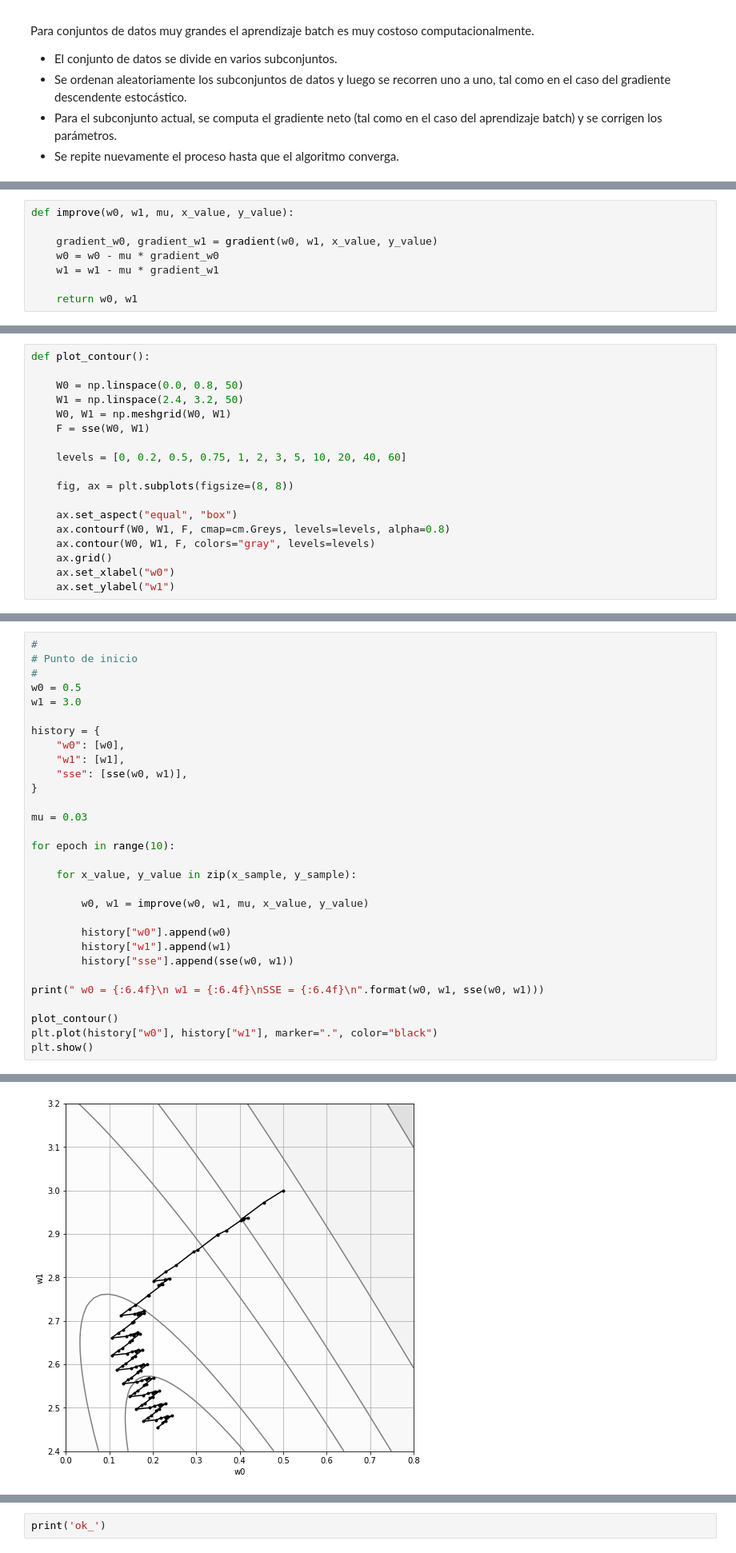
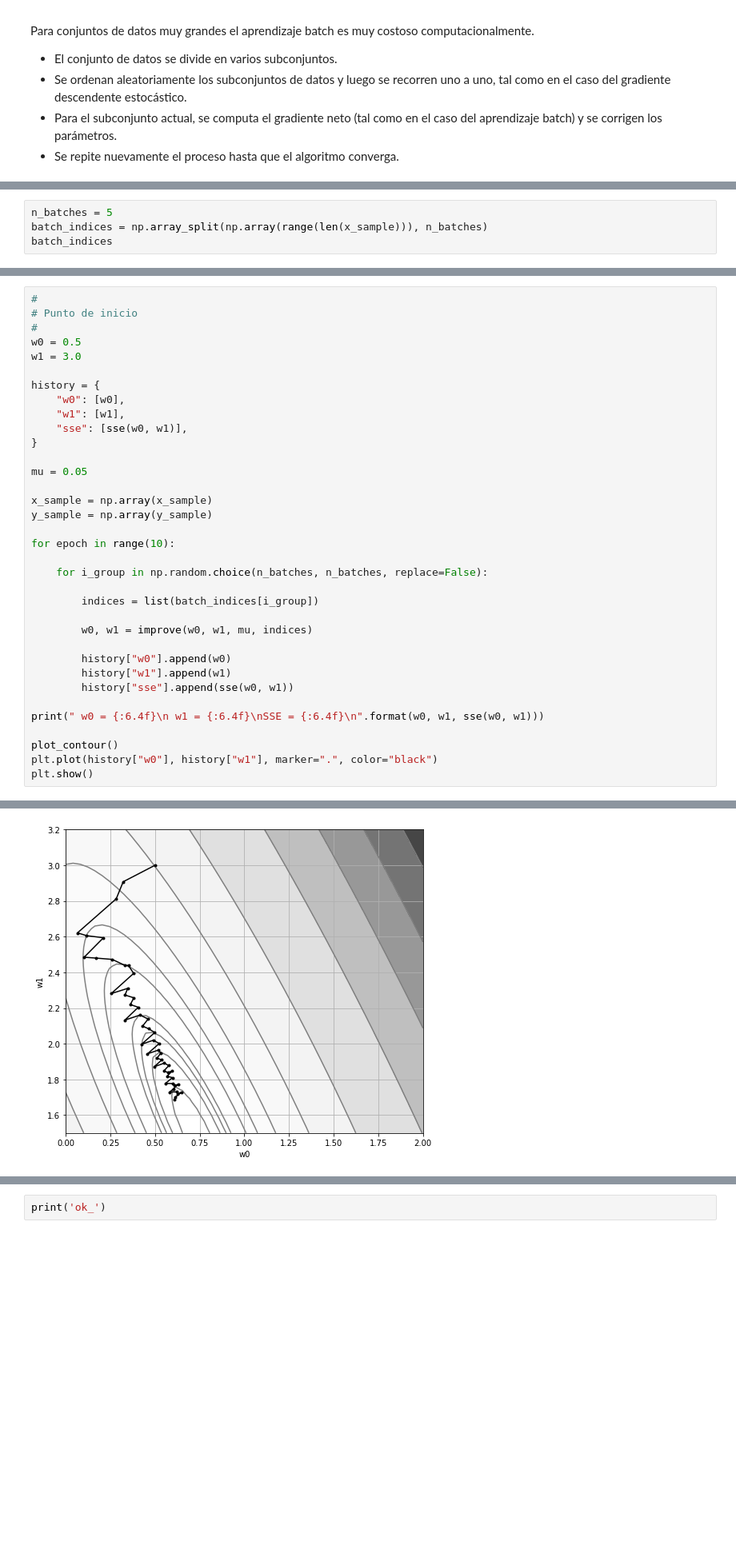
Before and after one commit to oecorrechag/vision-artificial, a Jupyter notebook: notebooks/Analítica Predictiva/Sesión 02/Fundamentos de optimización para ML/0.2.5 Aprendizaje Minibatch.ipynb, the cells around one changed output, grey strips where cells are left out. Shown at 80% size. Drawn from its saved outputs; the diff is of its cells as text; blank space fills up the shorter version.

```diff
--- a/notebooks/Analítica Predictiva/Sesión 02/Fundamentos de optimización para ML/0.2.5 Aprendizaje Minibatch.ipynb
+++ b/notebooks/Analítica Predictiva/Sesión 02/Fundamentos de optimización para ML/0.2.5 Aprendizaje Minibatch.ipynb
@@ -182,8 +127,0 @@ def gradient(w0, w1, x_value, y_value):
-# %%
-def improve(w0, w1, mu, x_value, y_value):
-
-    gradient_w0, gradient_w1 = gradient(w0, w1, x_value, y_value)
-    w0 = w0 - mu * gradient_w0
-    w1 = w1 - mu * gradient_w1
-
-    return w0, w1
@@ -192,18 +128,4 @@ def improve(w0, w1, mu, x_value, y_value):
-# %%
-def plot_contour():
-
-    W0 = np.linspace(0.0, 0.8, 50)
-    W1 = np.linspace(2.4, 3.2, 50)
-    W0, W1 = np.meshgrid(W0, W1)
-    F = sse(W0, W1)
-
-    levels = [0, 0.2, 0.5, 0.75, 1, 2, 3, 5, 10, 20, 40, 60]
-
-    fig, ax = plt.subplots(figsize=(8, 8))
-
-    ax.set_aspect("equal", "box")
-    ax.contourf(W0, W1, F, cmap=cm.Greys, levels=levels, alpha=0.8)
-    ax.contour(W0, W1, F, colors="gray", levels=levels)
-    ax.grid()
-    ax.set_xlabel("w0")
-    ax.set_ylabel("w1")
+# %%
+n_batches = 5
+batch_indices = np.array_split(np.array(range(len(x_sample))), n_batches)
+batch_indices
@@ -220,13 +148,18 @@ history = {
     "sse": [sse(w0, w1)],
 }
 
-mu = 0.03
+mu = 0.05
+
+x_sample = np.array(x_sample)
+y_sample = np.array(y_sample)
 
 for epoch in range(10):
 
-    for x_value, y_value in zip(x_sample, y_sample):
+    for i_group in np.random.choice(n_batches, n_batches, replace=False):
 
-        w0, w1 = improve(w0, w1, mu, x_value, y_value)
+        indices = list(batch_indices[i_group])
+
+        w0, w1 = improve(w0, w1, mu, indices)
 
         history["w0"].append(w0)
         history["w1"].append(w1)
@@ -244,4 +177,4 @@ SSE = 0.6276
-[figure, old version]
+[figure, new version]
 # %%
 plt.figure(figsize=(10, 6))
 plt.plot(history["sse"], ".-k")
```
Also changed, not shown: parts of 29 cells of this notebook, 1 other file.
